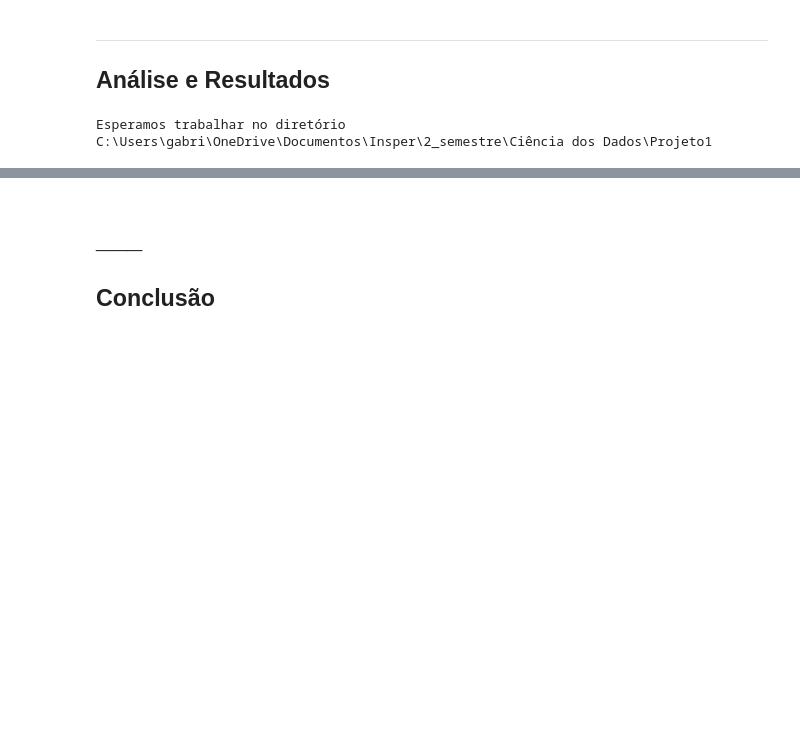
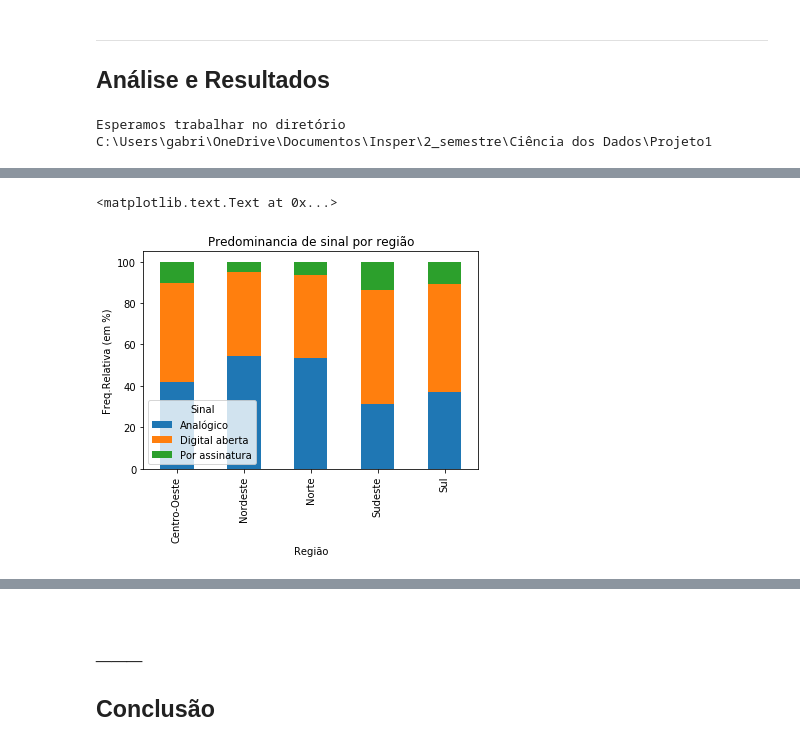
Before and after one commit to gabriellm1/Ci-nciaDosDados, a Jupyter notebook: Projeto1.ipynb, the cells around one changed output, grey strips where cells are left out. Cells and saved outputs as stored; diff of their text form; code cells hidden in the pictures; blank space fills up the shorter version.

```diff
--- a/Projeto1.ipynb
+++ b/Projeto1.ipynb
@@ -104,0 +140,10 @@ pnad2015
+# %%
+
+sinal_regiao = (pd.crosstab(pnad2015['REGIÃO'],pnad2015.Sinal,margins=True,rownames=['Região'], colnames=['Sinal'], normalize='index')*100)
+
+
+plot = sinal_regiao.iloc[0:5,].plot(kind='bar', stacked=True,title='Predominancia de sinal por região')
+plt.ylabel('Freq.Relativa (em %)')
+# %% [output]
+<matplotlib.text.Text at 0x...>
+[figure, added]
```
Also changed, not shown: parts of 8 cells of this notebook.
